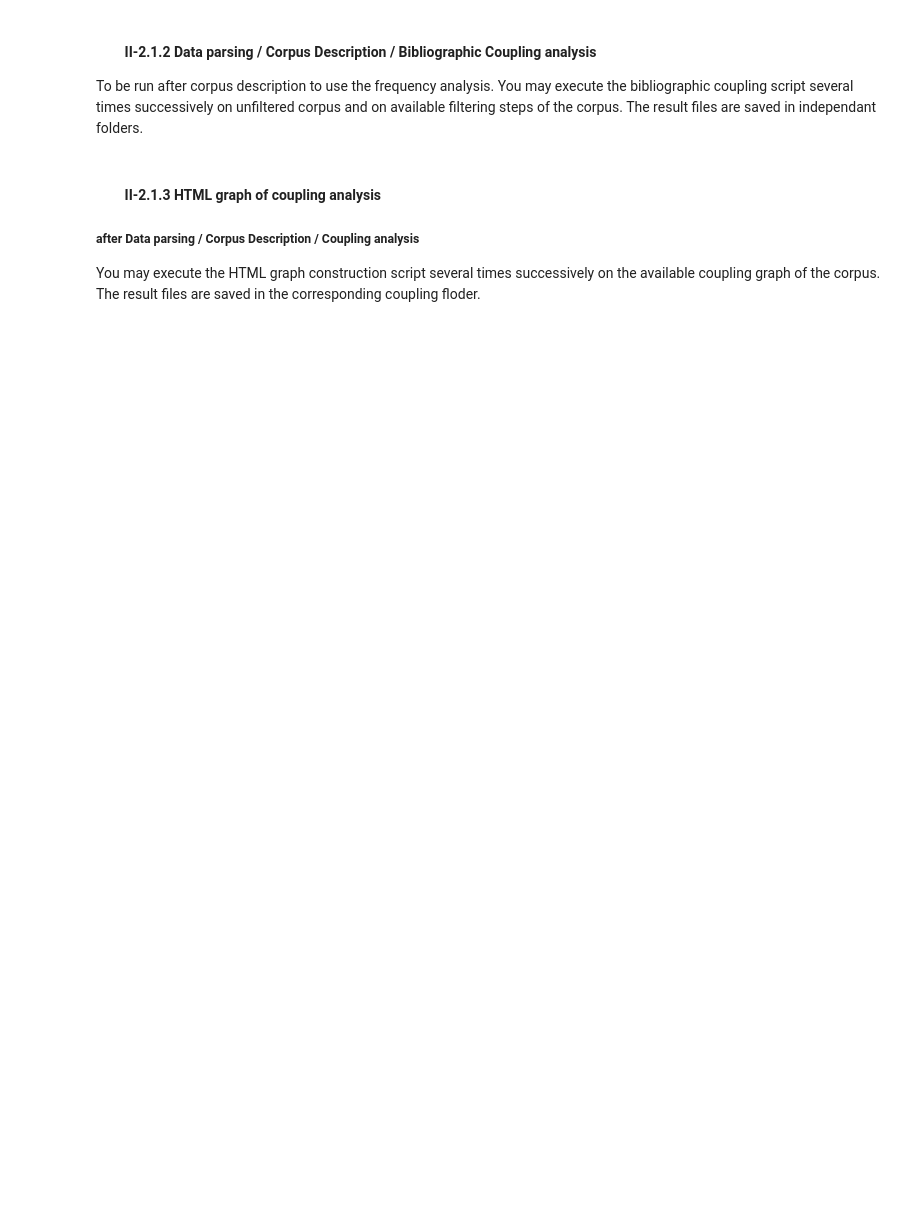
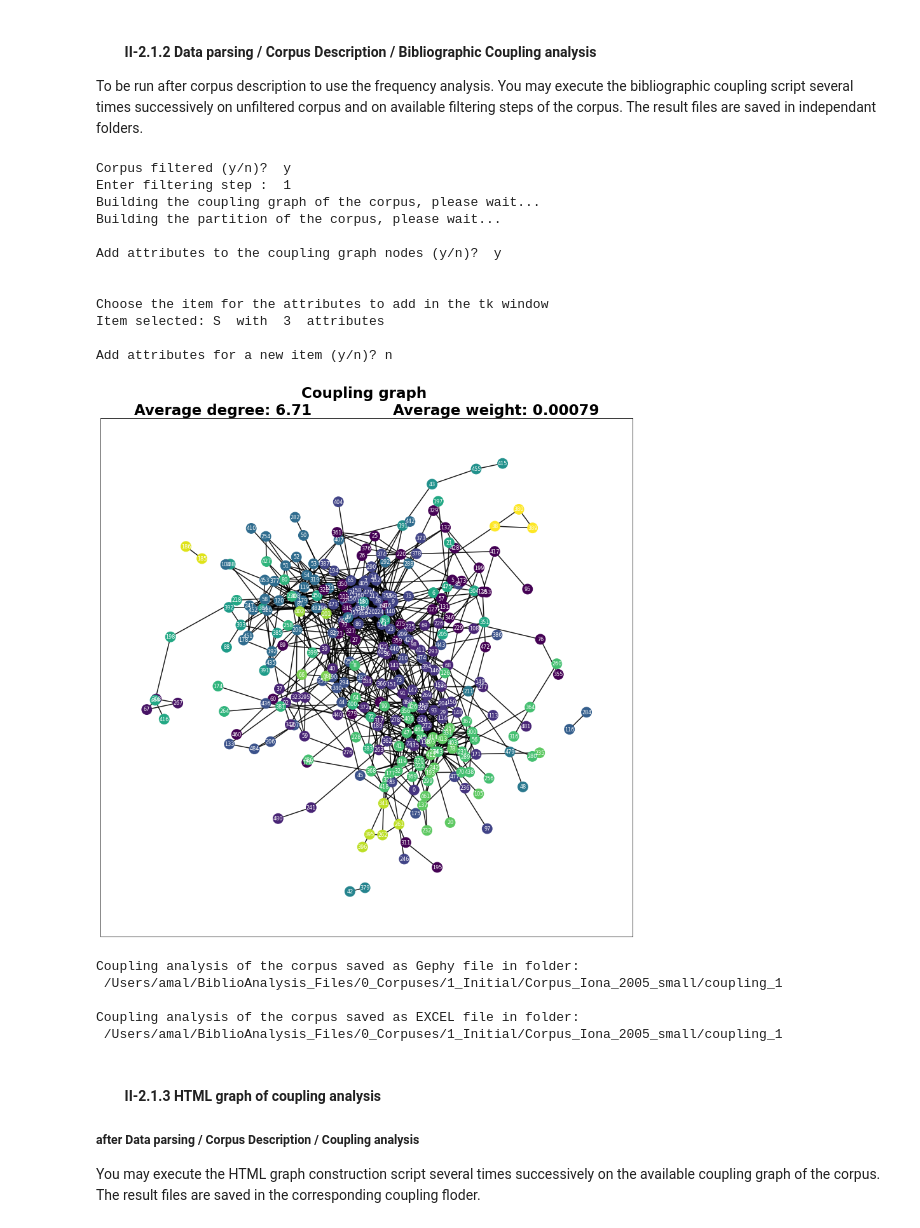
Before and after one commit to IonaBrenac/BiblioAnalysis, a Jupyter notebook: BiblioAnalysis.ipynb, the cells around one changed output. Saved outputs shown, nothing was run; the diff lists cells and outputs as text; code cells hidden in the pictures; blank space fills up the shorter version.

```diff
--- a/BiblioAnalysis.ipynb
+++ b/BiblioAnalysis.ipynb
@@ -542,68 +491,88 @@ To be run after corpus description to use the frequency analysis. You may execut
 The result files are saved in independant folders.
 # %%
 # Standard libraries import
+import glob
 from IPython.display import clear_output
 
 # Local imports
 import BiblioAnalysis_Utils as bau
 
 # Building the names of the useful folders and creating the output folder if not find
-path_coupling = user['path2'] + myprojectname + 'coupling'
 filtering = input(
                   "Corpus filtered (y/n)? "
                  )
 if filtering == "y":
-    path_filter = user['path2'] + myprojectname + 'filter'
-    path_freq = user['path2'] + myprojectname + 'freq'
     filtering_step = input(
                             "Enter filtering step : "
                           )
-    in_dir_coupling = project_folder / Path('filter' + '_' + str(filtering_step))
-    in_dir_freq= project_folder / Path('freq' + '_' + str(filtering_step))
-    out_dir_coupling = project_folder / Path('coupling' + '_' + str(filtering_step))
+    in_dir_coupling = project_folder / Path(bau.FOLDER_NAMES['filtering'] + '_' + str(filtering_step))
+    in_dir_freq= project_folder / Path(bau.FOLDER_NAMES['description'] + '_' + str(filtering_step))
+    out_dir_coupling = project_folder / Path(bau.FOLDER_NAMES['coupling'] + '_' + str(filtering_step))
 else:
     in_dir_coupling = out_dir_parsing
     in_dir_freq= out_dir_corpus
-    out_dir_coupling = project_folder / Path('coupling')
+    out_dir_coupling = project_folder / Path(bau.FOLDER_NAMES['coupling'])
 
 if not os.path.exists(out_dir_coupling):
     os.mkdir(out_dir_coupling)
+else:
+    print('out_dir_coupling exists')
+    files = glob.glob(str(out_dir_coupling) + '/*.html')
+    for f in files:
+        os.remove(f)
 
 # Building the coupling graph of the corpus
 print('Building the coupling graph of the corpus, please wait...')
 G_coupl = bau.build_coupling_graph(in_dir_coupling)
-#clear_output(wait = True)
 
 # Building the partition of the corpus
 print('Building the partition of the corpus, please wait...')
 G_coupl,partition = bau.build_louvain_partition(G_coupl)
-#clear_output(wait = True)
 print()
 
 # Adding attributes to the coupling graph nodes
 attr_dic = {}
 add_attrib = input("Add attributes to the coupling graph nodes (y/n)? ")
 if add_attrib == 'y':
     while True:
         print('\n\nChoose the item for the attributes to add in the tk window')
         item, m_max_attrs = bau.coupling_attr_selection()
         attr_dic[item] = m_max_attrs
         print("Item selected:",item," with ",m_max_attrs, " attributes" )
         G_coupl = bau.add_item_attribute(G_coupl, item, m_max_attrs, in_dir_freq, in_dir_coupling)
         renew_attrib = input("\nAdd attributes for a new item (y/n)?")
         if renew_attrib == 'n' : break
 
 # Plot control of the coupling graph before using Gephy
 NODES_NUMBER_MAX = 1
 bau.plot_coupling_graph(G_coupl,partition,nodes_number_max=NODES_NUMBER_MAX)
 
 # Creating a Gephy file of the coupling graph
 bau.save_graph_gexf(G_coupl,out_dir_coupling)
 print("\nCoupling analysis of the corpus saved as Gephy file in folder:\n", str(out_dir_coupling))
 
 # Creating an EXCEL file of the coupling analysis results
 bau.save_communities_xls(partition,in_dir_coupling,out_dir_coupling)
 print("\nCoupling analysis of the corpus saved as EXCEL file in folder:\n", str(out_dir_coupling))
+# %% [output]
+Corpus filtered (y/n)?  y
+Enter filtering step :  1
+Building the coupling graph of the corpus, please wait...
+Building the partition of the corpus, please wait...
+
+Add attributes to the coupling graph nodes (y/n)?  y
+
+
+Choose the item for the attributes to add in the tk window
+Item selected: S  with  3  attributes
+
+Add attributes for a new item (y/n)? n
+[figure, added]
+Coupling analysis of the corpus saved as Gephy file in folder:
+ /Users/amal/BiblioAnalysis_Files/0_Corpuses/1_Initial/Corpus_Iona_2005_small/coupling_1
+
+Coupling analysis of the corpus saved as EXCEL file in folder:
+ /Users/amal/BiblioAnalysis_Files/0_Corpuses/1_Initial/Corpus_Iona_2005_small/coupling_1
 # %% [markdown]
 #### &emsp;&emsp;II-2.1.3  HTML graph of coupling analysis
 ##### after Data parsing / Corpus Description / Coupling analysis
```
Also changed, not shown: parts of 18 cells of this notebook, 16 other files.
